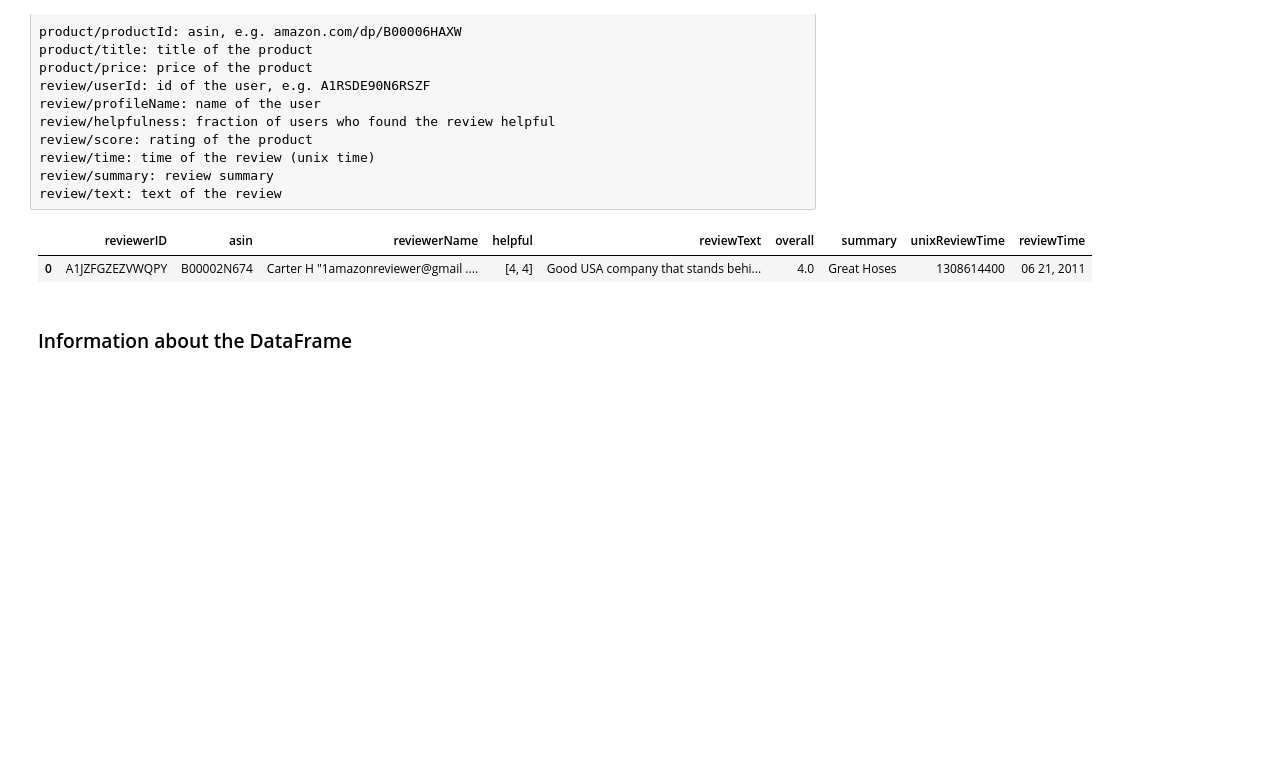
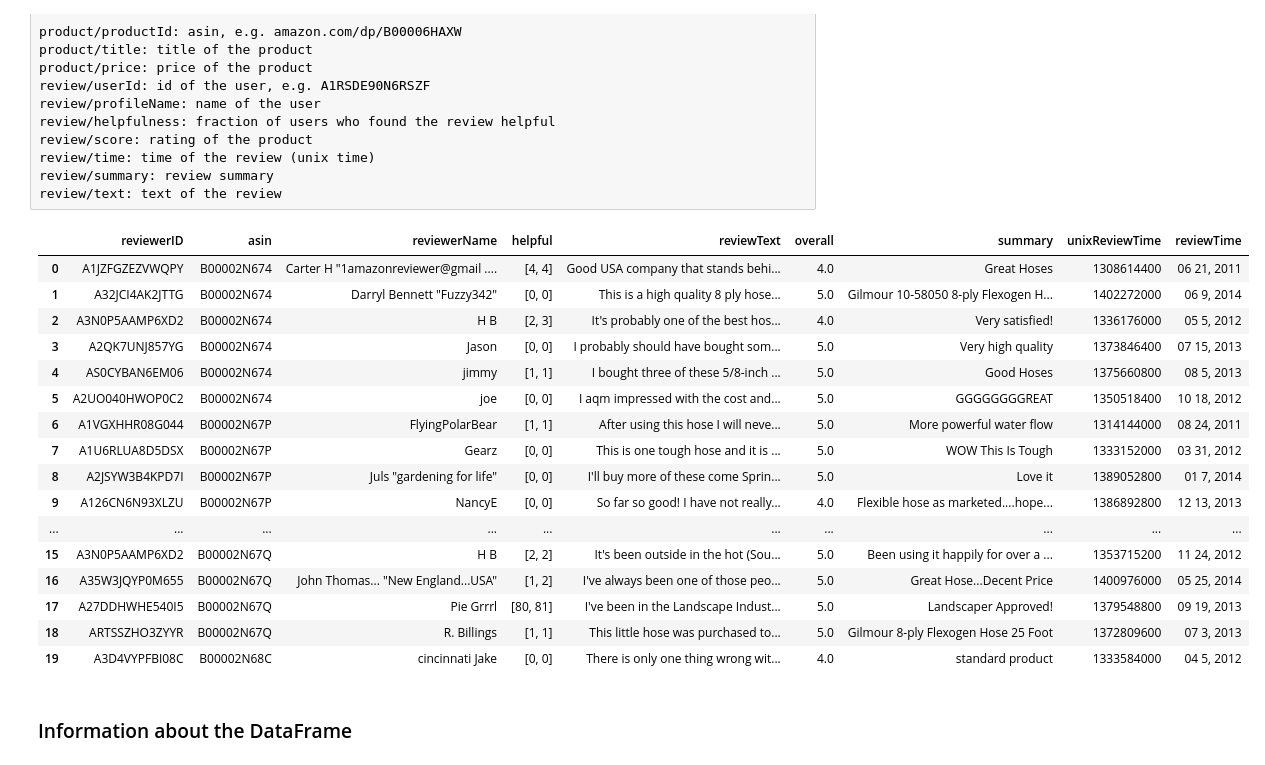
Before and after one commit to huseyin01/capstone_projects, a Jupyter notebook: capstone_project_2/03.1_data_wrangling.ipynb, the cells around one changed output. Cells and saved outputs as stored; diff of their text form; code cells hidden in the pictures; blank space fills up the shorter version.

```diff
--- a/capstone_project_2/03.1_data_wrangling.ipynb
+++ b/capstone_project_2/03.1_data_wrangling.ipynb
@@ -34,10 +34,25 @@ def getDF(path):
 
 df = getDF('data_capstone_2/reviews_Patio_Lawn_and_Garden_5.json.gz')
 # %%
-df.head(1)
+df.head(20)
 # %% [output]
 |  | reviewerID | asin | reviewerName | helpful | reviewText | overall | summary | unixReviewTime | reviewTime |
 | 0 | A1JZFGZEZVWQPY | B00002N674 | Carter H "1amazonreviewer@gmail .... | [4, 4] | Good USA company that stands behi... | 4.0 | Great Hoses | 1308614400 | 06 21, 2011 |
+| 1 | A32JCI4AK2JTTG | B00002N674 | Darryl Bennett "Fuzzy342" | [0, 0] | This is a high quality 8 ply hose... | 5.0 | Gilmour 10-58050 8-ply Flexogen H... | 1402272000 | 06 9, 2014 |
+| 2 | A3N0P5AAMP6XD2 | B00002N674 | H B | [2, 3] | It's probably one of the best hos... | 4.0 | Very satisfied! | 1336176000 | 05 5, 2012 |
+| 3 | A2QK7UNJ857YG | B00002N674 | Jason | [0, 0] | I probably should have bought som... | 5.0 | Very high quality | 1373846400 | 07 15, 2013 |
+| 4 | AS0CYBAN6EM06 | B00002N674 | jimmy | [1, 1] | I bought three of these 5/8-inch ... | 5.0 | Good Hoses | 1375660800 | 08 5, 2013 |
+| 5 | A2UO040HWOP0C2 | B00002N674 | joe | [0, 0] | I aqm impressed with the cost and... | 5.0 | GGGGGGGGREAT | 1350518400 | 10 18, 2012 |
+| 6 | A1VGXHHR08G044 | B00002N67P | FlyingPolarBear | [1, 1] | After using this hose I will neve... | 5.0 | More powerful water flow | 1314144000 | 08 24, 2011 |
+| 7 | A1U6RLUA8D5DSX | B00002N67P | Gearz | [0, 0] | This is one tough hose and it is ... | 5.0 | WOW This Is Tough | 1333152000 | 03 31, 2012 |
+| 8 | A2JSYW3B4KPD7I | B00002N67P | Juls "gardening for life" | [0, 0] | I'll buy more of these come Sprin... | 5.0 | Love it | 1389052800 | 01 7, 2014 |
+| 9 | A126CN6N93XLZU | B00002N67P | NancyE | [0, 0] | So far so good! I have not really... | 4.0 | Flexible hose as marketed....hope... | 1386892800 | 12 13, 2013 |
+| ... | ... | ... | ... | ... | ... | ... | ... | ... | ... |
+| 15 | A3N0P5AAMP6XD2 | B00002N67Q | H B | [2, 2] | It's been outside in the hot (Sou... | 5.0 | Been using it happily for over a ... | 1353715200 | 11 24, 2012 |
+| 16 | A35W3JQYP0M655 | B00002N67Q | John Thomas... "New England...USA" | [1, 2] | I've always been one of those peo... | 5.0 | Great Hose...Decent Price | 1400976000 | 05 25, 2014 |
+| 17 | A27DDHWHE540I5 | B00002N67Q | Pie Grrrl | [80, 81] | I've been in the Landscape Indust... | 5.0 | Landscaper Approved! | 1379548800 | 09 19, 2013 |
+| 18 | ARTSSZHO3ZYYR | B00002N67Q | R. Billings | [1, 1] | This little hose was purchased to... | 5.0 | Gilmour 8-ply Flexogen Hose 25 Foot | 1372809600 | 07 3, 2013 |
+| 19 | A3D4VYPFBI08C | B00002N68C | cincinnati Jake | [0, 0] | There is only one thing wrong wit... | 4.0 | standard product | 1333584000 | 04 5, 2012 |
 # %% [markdown]
 ### Information about the DataFrame
 # %%
```
Also changed, not shown: 16 other files.
